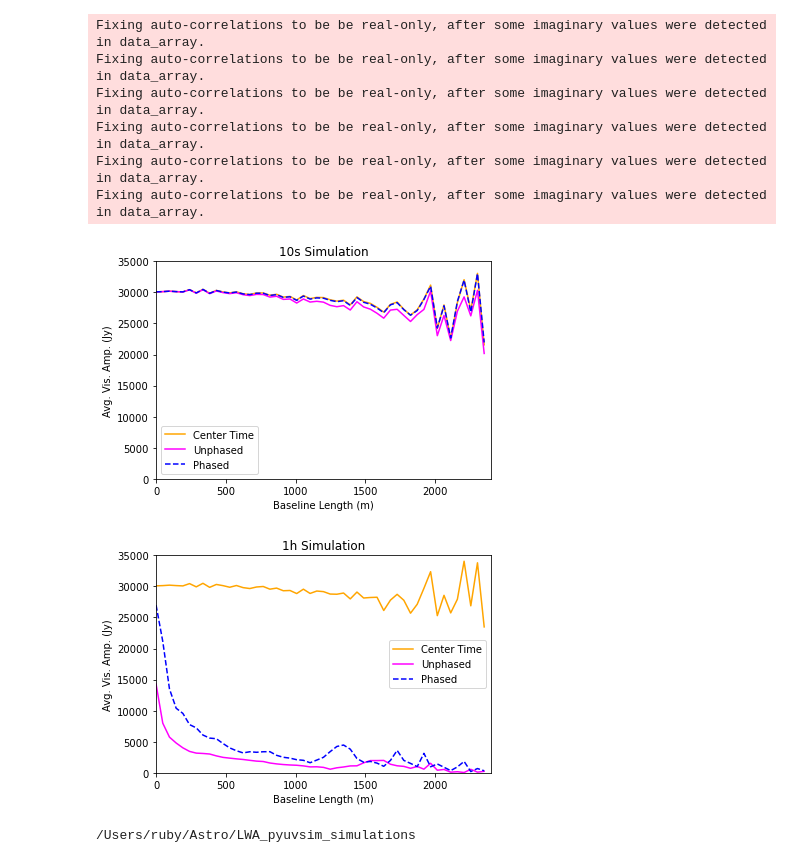
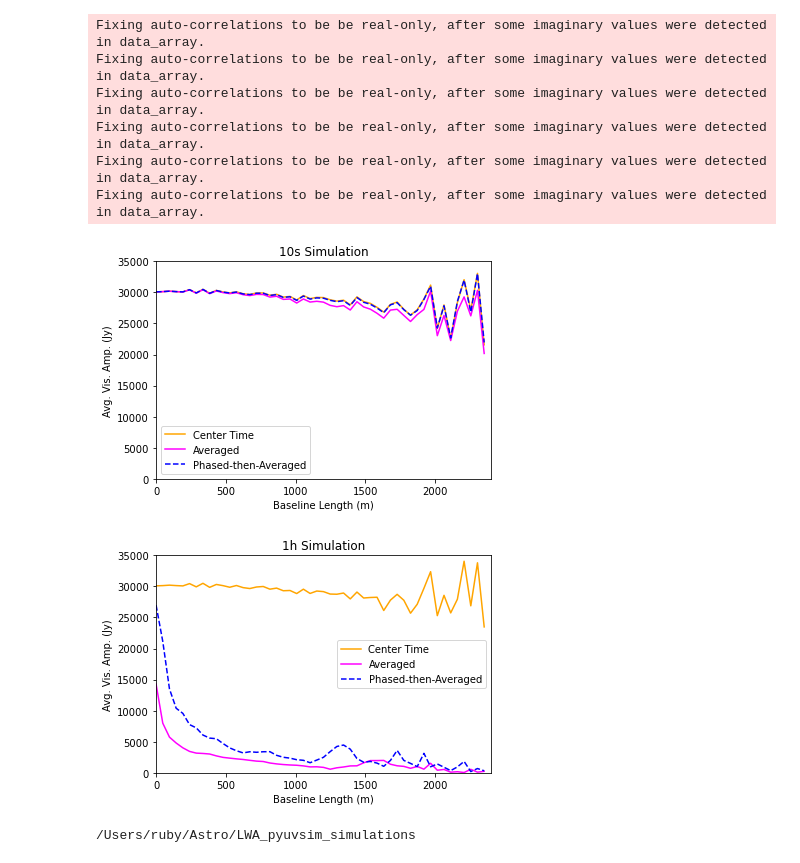
Before and after one commit to rlbyrne/rlb_LWA, a Jupyter notebook: notebooks/plot_simulated_decoherence.ipynb, the cells around one changed output. Drawn from its saved outputs; the diff is of its cells as text; code cells hidden in the pictures.

Commit message:
new decorrelations plots fro presentation

```diff
--- a/notebooks/plot_simulated_decoherence.ipynb
+++ b/notebooks/plot_simulated_decoherence.ipynb
@@ -52,30 +52,32 @@ plt.ylabel("Avg. Vis. Amp. (Jy)")
 plt.xlim([0,np.max(bin_edges)])
 plt.ylim([0,35000])
 plt.title("10s Simulation")
-plt.legend(['Center Time','Unphased','Phased'])
-plt.savefig(f"{path}/10s_decorrelation_plot.png", dpi=400)
+plt.legend(['Center Time','Averaged','Phased-then-Averaged'])
+#plt.legend(['Center Time','Averaged'])
+plt.savefig(f"{path}/10s_decorrelation_plot.png", dpi=400, facecolor='white')
 plt.show()
 # %% [output]
-[figure, old version]
+[figure, new version]
 # %%
 avg_amps_center = histogram_bls(uv_1h_center_time, bin_edges)
 avg_amps_unphased = histogram_bls(uv_1h_unphased, bin_edges)
 avg_amps_phased = histogram_bls(uv_1h_phased, bin_edges)
 
 plt.plot(bin_edges[:-1], avg_amps_center, color='orange')
 plt.plot(bin_edges[:-1], avg_amps_unphased, color='magenta')
 plt.plot(bin_edges[:-1], avg_amps_phased, '--', color='blue')
 
 plt.xlabel("Baseline Length (m)")
 plt.ylabel("Avg. Vis. Amp. (Jy)")
 plt.xlim([0,np.max(bin_edges)])
 plt.ylim([0,35000])
 plt.title("1h Simulation")
-plt.legend(['Center Time','Unphased','Phased'])
+plt.legend(['Center Time','Averaged','Phased-then-Averaged'])
+#plt.legend(['Center Time','Averaged'])
 plt.savefig(f"{path}/1h_decorrelation_plot.png", dpi=400, facecolor='white', transparent=False)
 plt.show()
 # %% [output]
-[figure, old version]
+[figure, new version]
 # %%
 print(path)
 # %% [output]
```
Also changed, not shown: 1 other file.
